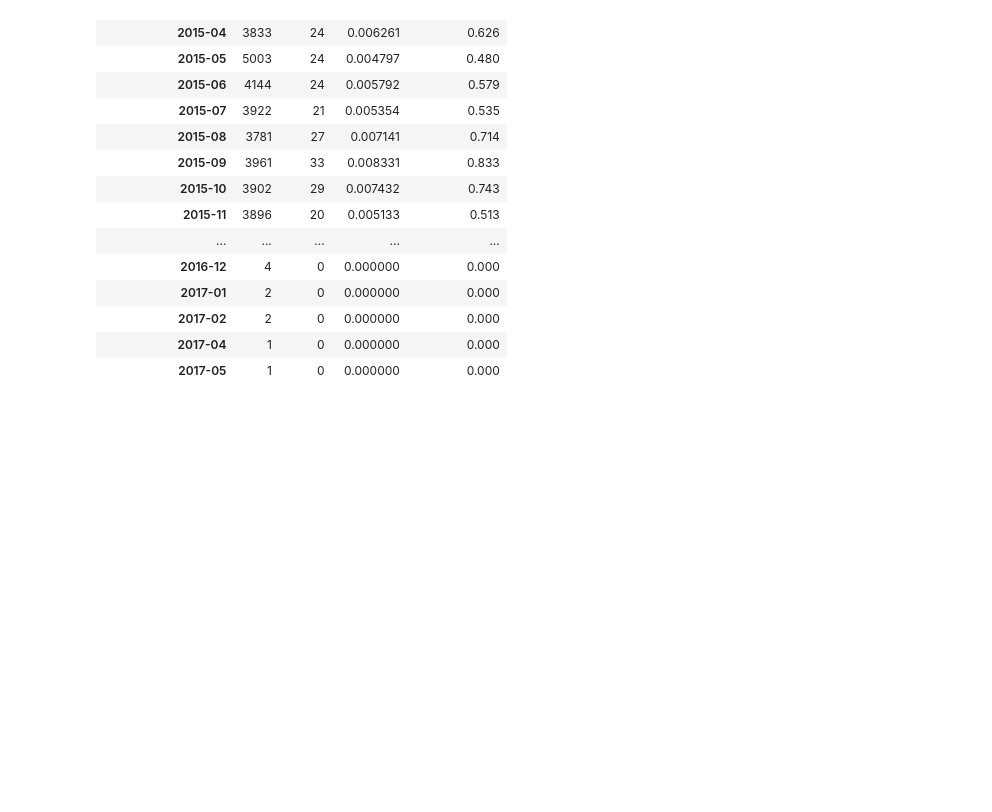
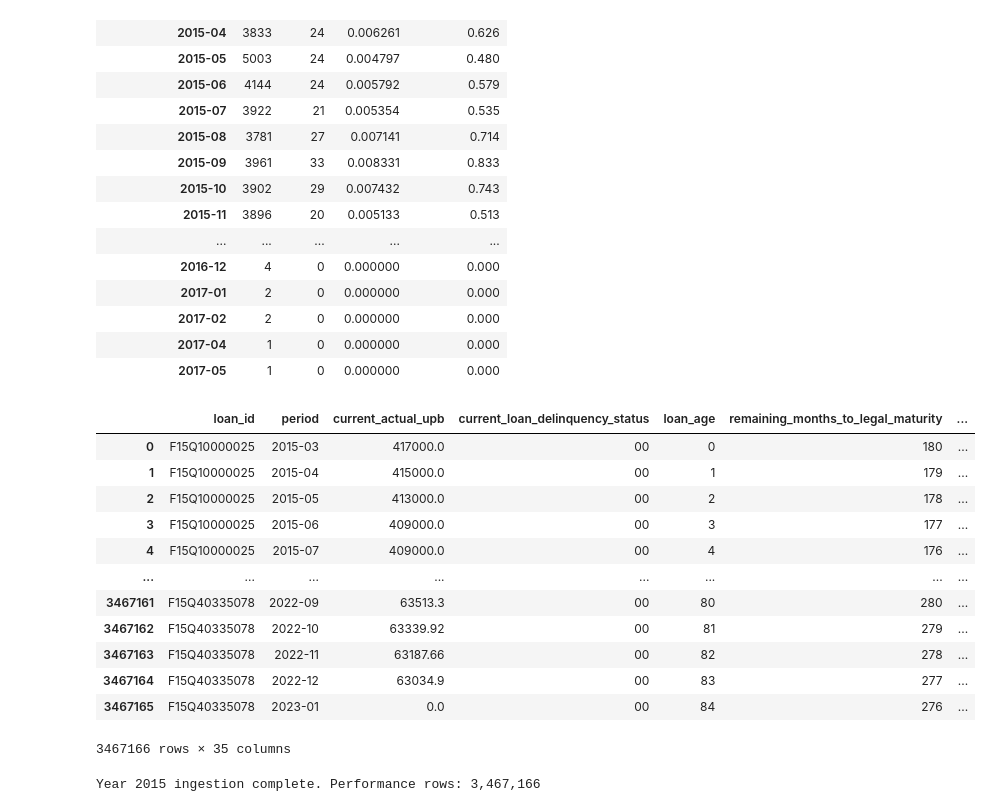
Before and after one commit to dhrumilvora/mortgage-credit-risk, a Jupyter notebook: test.ipynb, the cells around one changed output. Drawn from its saved outputs; the diff is of its cells as text; code cells hidden in the pictures; blank space fills up the shorter version.

Commit message:
feat: integrate end-to-end credit risk data pipeline

```diff
--- a/test.ipynb
+++ b/test.ipynb
@@ -584,3 +584,28 @@ display(monthly_target)
 | 2017-02 | 2 | 0 | 0.000000 | 0.000 |
 | 2017-04 | 1 | 0 | 0.000000 | 0.000 |
 | 2017-05 | 1 | 0 | 0.000000 | 0.000 |
+# %%
+import pandas as pd
+perf = pd.read_parquet("data/02_interim/freddie_mac/2015/performance")
+# %%
+perf
+# %% [output]
+|  | loan_id | period | current_actual_upb | current_loan_delinquency_status | loan_age | remaining_months_to_legal_maturity | ... |
+| 0 | F15Q10000025 | 2015-03 | 417000.0 | 00 | 0 | 180 | ... |
+| 1 | F15Q10000025 | 2015-04 | 415000.0 | 00 | 1 | 179 | ... |
+| 2 | F15Q10000025 | 2015-05 | 413000.0 | 00 | 2 | 178 | ... |
+| 3 | F15Q10000025 | 2015-06 | 409000.0 | 00 | 3 | 177 | ... |
+| 4 | F15Q10000025 | 2015-07 | 409000.0 | 00 | 4 | 176 | ... |
+| ... | ... | ... | ... | ... | ... | ... | ... |
+| 3467161 | F15Q40335078 | 2022-09 | 63513.3 | 00 | 80 | 280 | ... |
+| 3467162 | F15Q40335078 | 2022-10 | 63339.92 | 00 | 81 | 279 | ... |
+| 3467163 | F15Q40335078 | 2022-11 | 63187.66 | 00 | 82 | 278 | ... |
+| 3467164 | F15Q40335078 | 2022-12 | 63034.9 | 00 | 83 | 277 | ... |
+| 3467165 | F15Q40335078 | 2023-01 | 0.0 | 00 | 84 | 276 | ... |
+3467166 rows × 35 columns
+# %%
+from credit_risk import run_pipeline
+
+modelling_df = run_pipeline(2015)
+# %% [output]
+Year 2015 ingestion complete. Performance rows: 3,467,166
```
Also changed, not shown: parts of 1 cell of this notebook, 12 other files.
